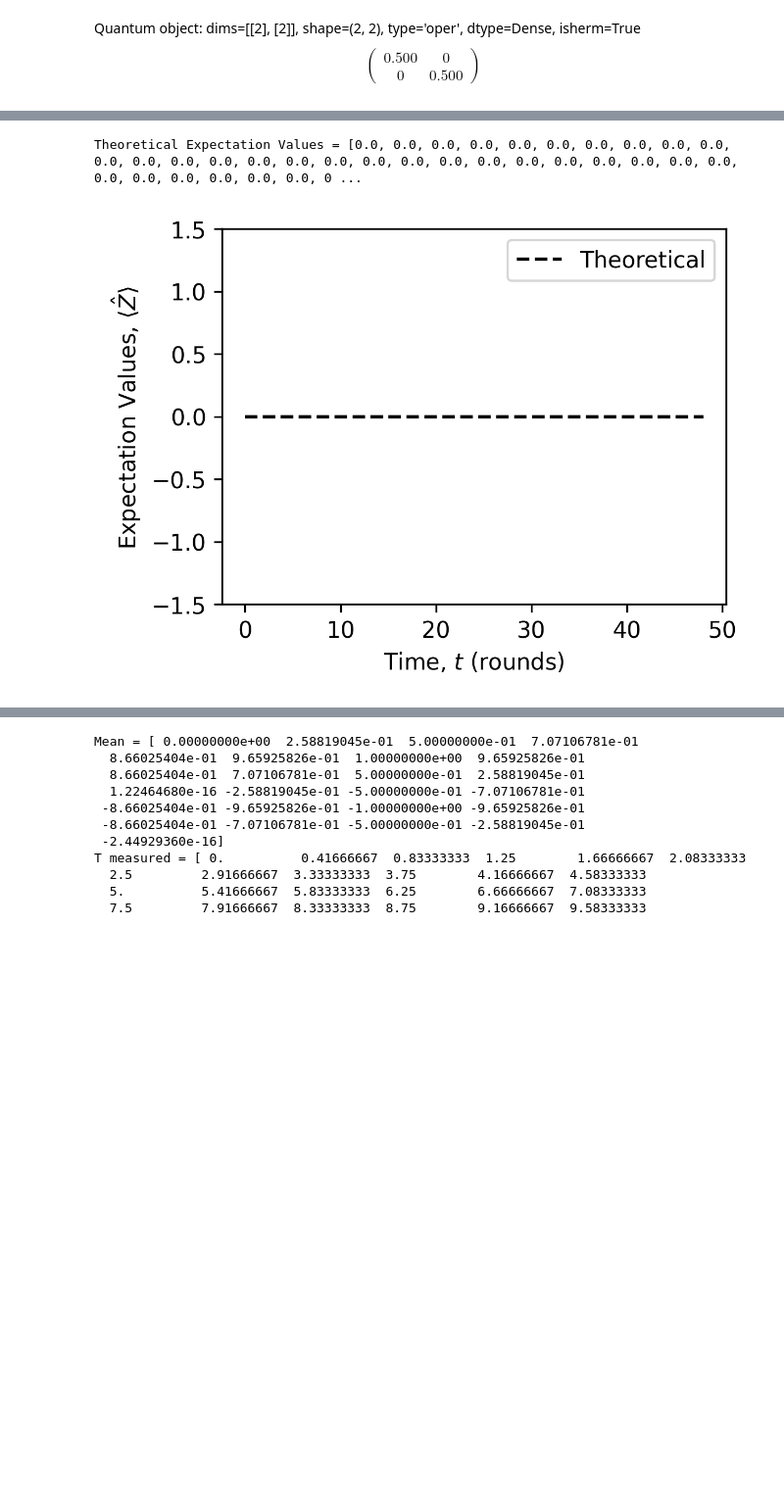
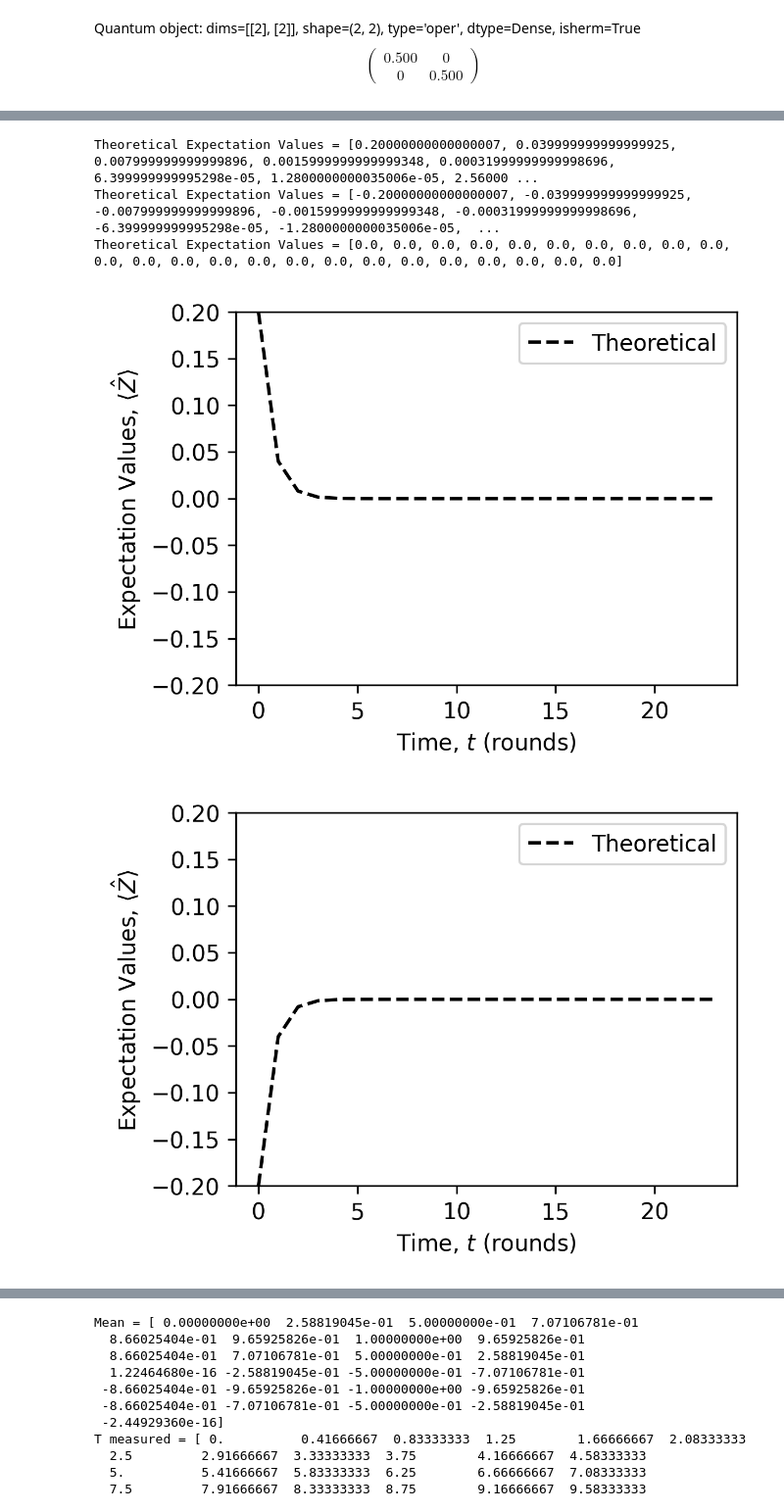
Before and after one commit to ThatGuy65/YQIwork, a Jupyter notebook: Chapter3Examples.ipynb, the cells around one changed output, grey strips where cells are left out. Shown: that part at 98% size. Saved outputs shown, nothing was run; the diff lists cells and outputs as text; code cells hidden in the pictures; blank space fills up the shorter version.

```diff
--- a/Chapter3Examples.ipynb
+++ b/Chapter3Examples.ipynb
@@ -538,28 +538,26 @@ basis(2,0) * basis(2,0).dag()
 # %% [output]
 Quantum object: dims=[[2], [2]], shape=(2, 2), type='oper', dtype=Dense, isherm=True$$\left(\begin{array}{cc}1 & 0\\0 & 0\end{array}\right)$$
 # %%
-def get_pauli_error(aRho, probs):
+def get_pauli_error(aRho, probs, n=0):
 
     #aRho = before * before.dag()
     #print(f"aRho:\n {aRho}")
     # Initialize a new generator object
     #p = list(probs.values())
-    '''
     if n == 0:
         return probs['Px'] * sigmax() * aRho * sigmax() + probs['Py'] * sigmay() * aRho * sigmay() + probs['Pi'] * qeye(2) * aRho * qeye(2) + probs['Pz'] * sigmaz()* aRho * sigmaz()
     return get_pauli_error(probs['Px'] * sigmax() * aRho * sigmax() + probs['Py'] * sigmay() * aRho * sigmay() + probs['Pi'] * qeye(2) * aRho * qeye(2) + probs['Pz'] * sigmaz()* aRho * sigmaz(),probs,n-1)
     '''
     final = probs['Px'] * sigmax() * aRho * sigmax() + probs['Py'] * sigmay() * aRho * sigmay() + probs['Pi'] * qeye(2) * aRho * qeye(2) + probs['Pz'] * sigmaz()* aRho * sigmaz()
     return final
+    '''
 
 get_pauli_error(basis(2,0) * basis(2,0).dag(),
-        probs={'Px' : 0.25,
-               'Py' : 0.25,
-               'Pi' : 0.25,
-               'Pz' : 0.25}
+        probs={'Px' : 0.2,
+               'Py' : 0.2,
+               'Pi' : 0.2,
+               'Pz' : 0.4}, n=7
     )
-
-#this is first Rho
 # %% [output]
 Quantum object: dims=[[2], [2]], shape=(2, 2), type='oper', dtype=Dense, isherm=True$$\left(\begin{array}{cc}0.500 & 0\\0 & 0.500\end{array}\right)$$
 # %%
@@ -590,26 +592,23 @@ Quantum object: dims=[[2], [2]], shape=(2, 2), type='oper', dtype=Dense, isherm=
 # %%
 def pauli_sim_plot(initial, probs, t, proj_basis):
 
-    #mean, theoretical, record = coherent_sim(initial, unitary, t, rep, proj_basis, seed)
-
     fig, ax = plt.subplots(1, 1, figsize=(4, 3), dpi=300)
-    ax.set_ylim(-1.5, 1.5)
+    ax.set_ylim(-0.2, 0.2)
 
     x_axis = np.arange(t)
     theory_y_axis = []
-    mean = []
-    sample_std_list = []
+    #mean = []
+    #sample_std_list = []
 
     match proj_basis: #Based on Projector Basis of Measurement..
         case "X": #case x (eigenstates + and -)
             ket  = 1 / np.sqrt(2) * (basis(2,0) - basis(2,1))
             proj = ket * (ket).dag()
             chosen_gate = sigmax()
-            #Populate the y axis with expectation values of applied Pauli Error Density Matrix on
+            #Populate the y axis with expectation values of applied Pauli Error Density Matrix at specific time step
             for time in x_axis:
-                #theoretical_density = get_pauli_error(initial, probs, seed + time)
-                theoretical_density = get_pauli_error(initial, probs,t)
-                #theory_y_axis.append(expect(chosen_gate, theoretical_density))
+
+                theoretical_density = get_pauli_error(initial, probs, time)
                 theory_y_axis.append(expect(theoretical_density, chosen_gate))
 
         case "Y":  #case y (eigenstates +i and -i)
@@ -618,7 +617,8 @@ def pauli_sim_plot(initial, probs, t, proj_basis):
             chosen_gate = sigmay()
 
             for time in x_axis:
-                theoretical_density = get_pauli_error(get_pauli_error(initial, probs), probs)
+
+                theoretical_density = get_pauli_error(initial, probs, time)
                 theory_y_axis.append(expect(chosen_gate, theoretical_density))
 
         case "Z":  #case z (eigenstates 0 and 1 )
@@ -626,51 +626,58 @@ def pauli_sim_plot(initial, probs, t, proj_basis):
             chosen_gate = sigmaz()
 
             for time in x_axis:
-                theoretical_density = get_pauli_error(initial, probs,t)
-                #theory_y_axis.append(expect(chosen_gate, theoretical_density))
+
+                theoretical_density = get_pauli_error(initial, probs, time)
                 theory_y_axis.append(expect(theoretical_density, chosen_gate))
-
-
 
     #uncertainty = np.array(sample_std_list)  / np.sqrt(rep)
 
     print(f"Theoretical Expectation Values = {theory_y_axis}")
-    #print(f"X AXIS = {x_axis}")
+
     #print(f"Measured Mean = {measured_mean}")
     #print(f"Measured Means = {mean}")
 
     #print(f"Measured Error = {std_error}")
     #print(f"Total Measured Error = {error}")
     ax.plot(x_axis, theory_y_axis, '--k', label='Theoretical')
 
-
-    #t_measured = np.linspace(0, t_max, num_measurement) # times at which measurements are performed
-    #mean = some_function(t_measured) # mean values of the measurement
-    #measured_error = np.std(mean, axis = -1) / np.sqrt(rep)
-
     #print(f"Measured Error = {measured_error}")
     #print(f"Measured Error Array = {error}")
     ax.set_xlabel('Time, $t$ (rounds)') # Description, variable in math form, units
-    ax.set_ylabel(f'Expectation Values, $\\langle \hat {{{proj_basis}}}\\rangle$ ') #(mV)
+    ax.set_ylabel(f'Expectation Values, $\\langle \\hat {{{proj_basis}}}\\rangle$ ') #(mV)
 
     '''
     ax.errorbar(x_axis, mean, # supply the x and y coordinates
                 color='#AA4433',
                 yerr= uncertainty, # supply the size of the error bars
                 fmt='o', # only draw datapoints using circles, don't connect
                 markersize=2.5, # size of the circles
                 capsize=2, # size of the caps on the error bars
                 label='Measured',
                 )
     '''
-
     ax.legend(loc = "upper right") # create the legend with previously marked information
 
-pauli_sim_plot(basis(2,0) * basis(2,0).dag(), probs={'Px' : 0.5,
-               'Py' : 0,
-               'Pi' : 0,
-               'Pz' : 0.5},
-               t=49, proj_basis="Z")
+pauli_sim_plot(basis(2,0) * basis(2,0).dag(), probs={'Px' : 0.2,
+               'Py' : 0.2,
+               'Pi' : 0.2,
+               'Pz' : 0.4},
+               t=24, proj_basis="Z")
+
+pauli_sim_plot(basis(2,1) * basis(2,1).dag(), probs={'Px' : 0.2,
+               'Py' : 0.2,
+               'Pi' : 0.2,
+               'Pz' : 0.4},
+               t=24, proj_basis="Z")
+
+pauli_sim_plot(sigmaz() * sigmaz().dag(), probs={'Px' : 0.3,
+               'Py' : 0.3,
+               'Pi' : 0.1,
+               'Pz' : 0.4},
+               t=24, proj_basis="Z")
 # %% [output]
-Theoretical Expectation Values = [0.0, 0.0, 0.0, 0.0, 0.0, 0.0, 0.0, 0.0, 0.0, 0.0, 0.0, 0.0, 0.0, 0.0, 0.0, 0.0, 0.0, 0.0, 0.0, 0.0, 0.0, 0.0, 0.0, 0.0, 0.0, 0.0, 0.0, 0.0, 0.0, 0.0, 0.0, 0.0, 0.0, 0 ...
+Theoretical Expectation Values = [0.20000000000000007, 0.039999999999999925, 0.007999999999999896, 0.0015999999999999348, 0.00031999999999998696, 6.399999999995298e-05, 1.2800000000035006e-05, 2.56000 ...
+Theoretical Expectation Values = [-0.20000000000000007, -0.039999999999999925, -0.007999999999999896, -0.0015999999999999348, -0.00031999999999998696, -6.399999999995298e-05, -1.2800000000035006e-05,  ...
+Theoretical Expectation Values = [0.0, 0.0, 0.0, 0.0, 0.0, 0.0, 0.0, 0.0, 0.0, 0.0, 0.0, 0.0, 0.0, 0.0, 0.0, 0.0, 0.0, 0.0, 0.0, 0.0, 0.0, 0.0, 0.0, 0.0]
-[figure, old version]
+[figure, new version]
+[figure, added]
```
Also changed, not shown: parts of 4 cells of this notebook.
